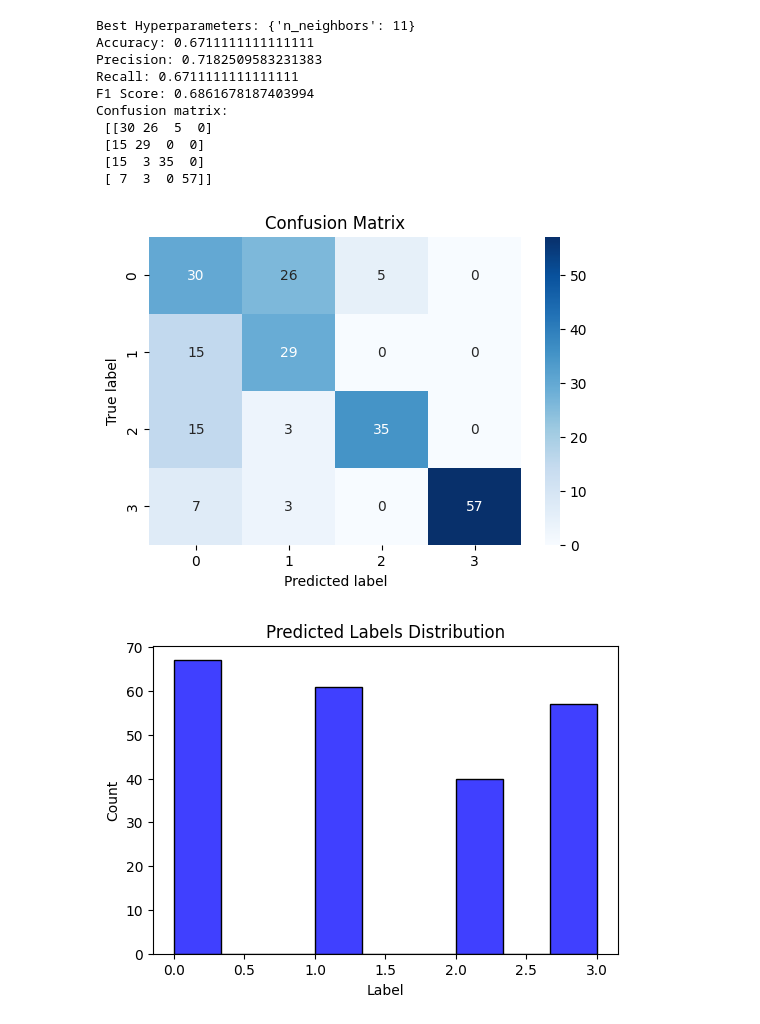
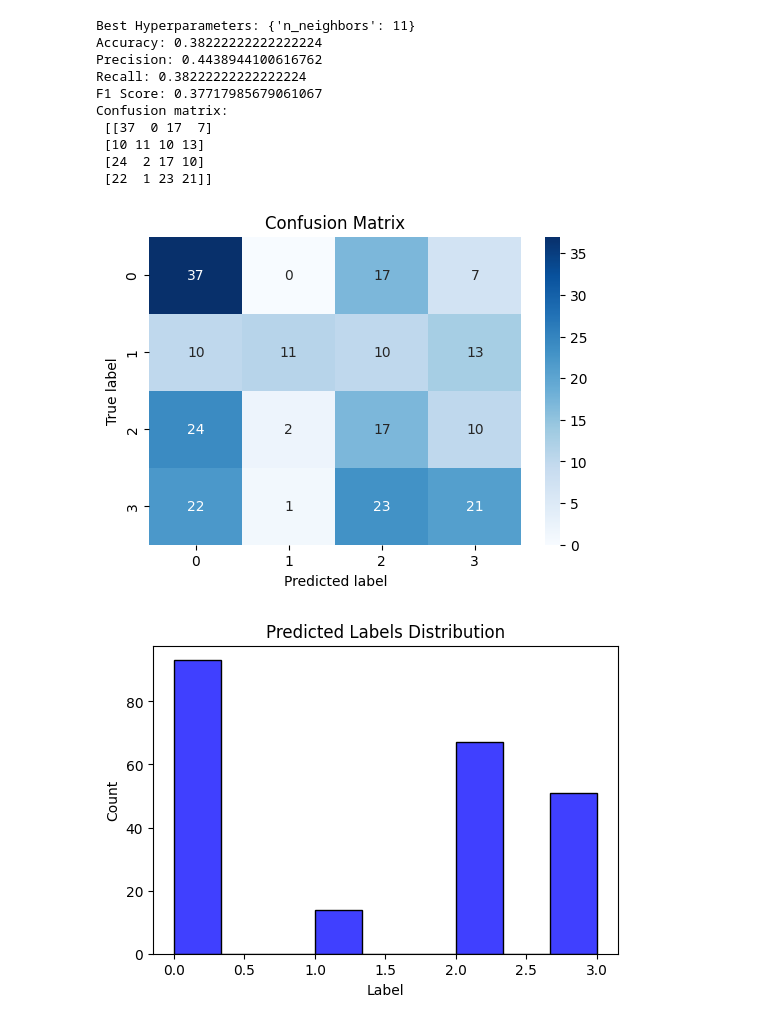
Before and after one commit to GiovTemp/ml-landscape-weather-classification, a Jupyter notebook: models/k-nn/model-with-canny-normalization.ipynb, the cells around one changed output. Saved outputs shown, nothing was run; the diff lists cells and outputs as text; code cells hidden in the pictures.

Commit message:
implement data augmentation in knn model

```diff
--- a/models/k-nn/model-with-canny-normalization.ipynb
+++ b/models/k-nn/model-with-canny-normalization.ipynb
@@ -7,7 +7,9 @@ from sklearn.model_selection import train_test_split, cross_val_score, GridSearc
 from sklearn.metrics import accuracy_score, precision_score, recall_score, f1_score, confusion_matrix
 import matplotlib.pyplot as plt
 import seaborn as sns
-import imgaug.augmenters as iaa
+from skimage.filters import gabor
+from skimage.color import rgb2gray
+from tensorflow.keras.preprocessing.image import ImageDataGenerator
 
 # Define the path to the folder containing the training images
 train_dir = '../../datasets/dataset1/train/'
@@ -18,28 +20,30 @@ class_labels = ['cloudy', 'rain', 'shine', 'sunrise']
 # Create a dictionary that maps each label to a numerical value
 label_dict = {k: v for v, k in enumerate(class_labels)}
 
-# Crea l'augmenter per la data augmentation
-augmenter = iaa.Sequential([
-    iaa.Fliplr(0.5),  # Flip orizzontale
-    iaa.Affine(rotate=(-20, 20)),  # Rotazione
-    iaa.GaussianBlur(sigma=(0, 1.0)),  # Blur Gaussiano
-    iaa.AdditiveGaussianNoise(scale=(0, 0.1 * 255)),  # Rumore Gaussiano
-])
+# Define the data augmentation transformations
+datagen = ImageDataGenerator(
+    rotation_range=20,
+    width_shift_range=0.1,
+    height_shift_range=0.1,
+    shear_range=0.2,
+    zoom_range=0.2,
+    horizontal_flip=True,
+    vertical_flip=False,
+    fill_mode='nearest'
+)
 
-# Read the images from the training folder, resize them to 64x64 pixels, and flatten them into feature vectors
+# Read the images from the training folder, resize them to 256x256 pixels, and flatten them into feature vectors
 train_images = []
 train_labels = []
 for c in class_labels:
     class_dir = os.path.join(train_dir, c)
     for file in os.listdir(class_dir):
         img = cv2.imread(os.path.join(class_dir, file))
+
         img_resized = cv2.resize(img, (256, 256))
+        img_augmented = datagen.random_transform(img_resized)
 
-        augmented_images = augmenter(images=[img_resized])
-        img_augmented = augmented_images[0]
-
-
-
+        # Aggiungi l'immagine filtrata alla lista di immagini di training
         train_images.append(img_augmented.flatten())
         train_labels.append(label_dict[c])
 X_train = np.array(train_images)
@@ -73,43 +77,43 @@ print(f"Best Hyperparameters: {best_params}")
 print(f"Accuracy: {accuracy}")
 print(f"Precision: {precision}")
 print(f"Recall: {recall}")
 print(f"F1 Score: {f1}")
 print("Confusion matrix:\n", cm)
 
 # Visualize the confusion matrix, predicted labels distribution, and true labels distribution
 plt.figure(figsize=(6, 4))
 sns.heatmap(cm, annot=True, cmap='Blues')
 plt.title('Confusion Matrix')
 plt.xlabel('Predicted label')
 plt.ylabel('True label')
 plt.show()
 
 plt.figure(figsize=(6, 4))
 sns.histplot(y_pred, color='blue')
 plt.title('Predicted Labels Distribution')
 plt.xlabel('Label')
 plt.ylabel('Count')
 plt.show()
 
 plt.figure(figsize=(6, 4))
 sns.histplot(y_val, color='green')
 plt.title('True Labels Distribution')
 plt.xlabel('Label')
 plt.ylabel('Count')
 plt.show()
 # %% [output]
 Best Hyperparameters: {'n_neighbors': 11}
-Accuracy: 0.6711111111111111
-Precision: 0.7182509583231383
-Recall: 0.6711111111111111
-F1 Score: 0.6861678187403994
+Accuracy: 0.38222222222222224
+Precision: 0.4438944100616762
+Recall: 0.38222222222222224
+F1 Score: 0.37717985679061067
 Confusion matrix:
- [[30 26  5  0]
- [15 29  0  0]
- [15  3 35  0]
- [ 7  3  0 57]]
+ [[37  0 17  7]
+ [10 11 10 13]
+ [24  2 17 10]
+ [22  1 23 21]]
-[figure, old version]
+[figure, new version]
-[figure, old version]
+[figure, new version]
 [figure]
 # %%
 # Leggi le immagini di test e crea le matrici di feature e target
```
